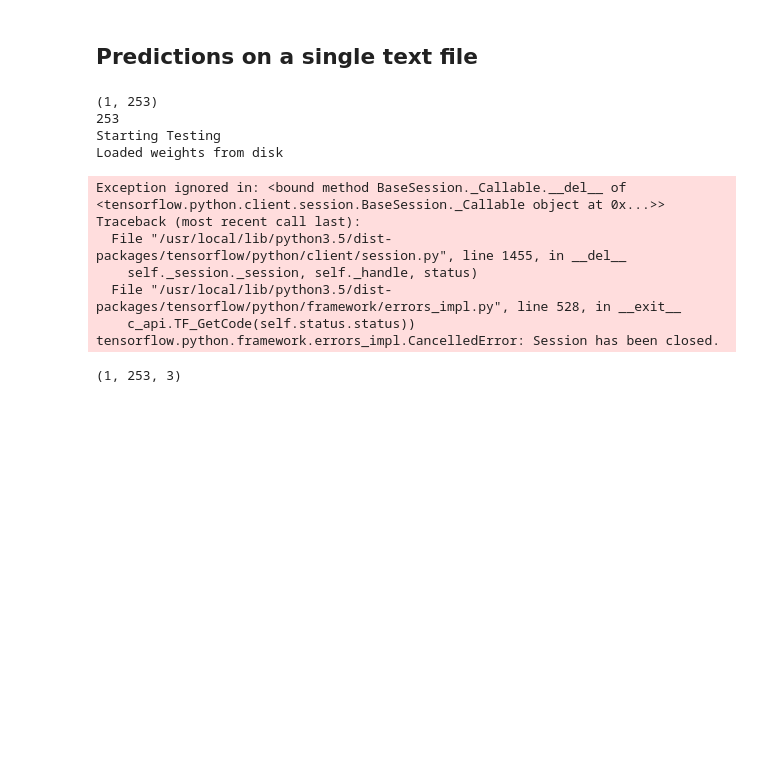
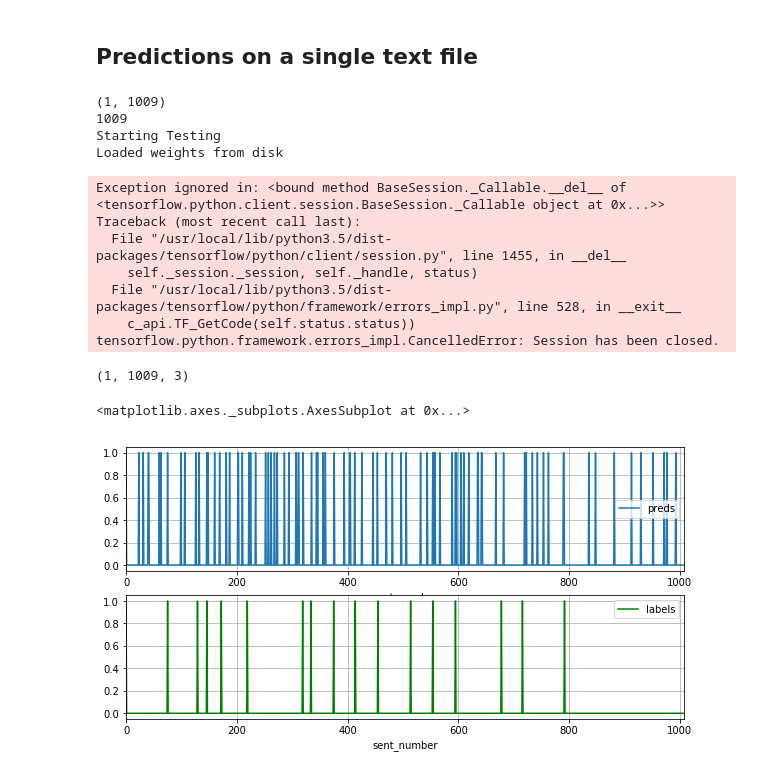
Before and after one commit to bmmidei/SliceCast, a Jupyter notebook: inference.ipynb, the cells around one changed output. Drawn from its saved outputs; the diff is of its cells as text; code cells hidden in the pictures; blank space fills up the shorter version.

```diff
--- a/inference.ipynb
+++ b/inference.ipynb
@@ -117,9 +119,10 @@ df.plot(x='sent_number', y='labels', figsize=(10,5), grid=True, ax=axes[1], colo
 # %% [markdown]
 ## Predictions on a single text file
 # %%
-text_file = '/home/bmmidei/SliceCast/data/test/00/00/63/639'
+text_file = '/home/bmmidei/SliceCast/data/podcasts/with_timestamps/joe1254.txt'
 is_labeled = True
-weights_path = '/home/bmmidei/SliceCast/models/weights_epoch040.h5'
+#weights_path = '/home/bmmidei/SliceCast/models/04_20_2019_2300_final.h5' # wiki trained
+weights_path = '/home/bmmidei/SliceCast/models/04_26_2019_1000_podcast.h5' # transfer learning
 
 sents, labels = getSingleExample(fname=text_file, is_labeled=is_labeled)
 sents = np.expand_dims(sents, axis=0)
@@ -128,8 +131,8 @@ print(len(labels))
 preds = net.singlePredict(sents, weights_path=weights_path)
 print(preds.shape)
 # %% [output]
-(1, 253)
-253
+(1, 1009)
+1009
 Starting Testing
 Loaded weights from disk
 Exception ignored in: <bound method BaseSession._Callable.__del__ of <tensorflow.python.client.session.BaseSession._Callable object at 0x...>>
@@ -139,16 +142,25 @@ Traceback (most recent call last):
   File "/usr/local/lib/python3.5/dist-packages/tensorflow/python/framework/errors_impl.py", line 528, in __exit__
     c_api.TF_GetCode(self.status.status))
 tensorflow.python.framework.errors_impl.CancelledError: Session has been closed.
-(1, 253, 3)
+(1, 1009, 3)
 # %%
 # Place data into a pandas dataframe for analysis
 df = pd.DataFrame()
 
 preds = np.argmax(np.squeeze(preds), axis=-1)
 df['raw_sentences'] = sents[0]
 if is_labeled:
     df['labels'] = labels
 df['preds'] = preds
+df['sent_number'] = df.index
+
+fig, axes = plt.subplots(nrows=2, ncols=1)
+
+df.plot(x='sent_number', y='preds', figsize=(10,5), grid=True, ax=axes[0])
+df.plot(x='sent_number', y='labels', figsize=(10,5), grid=True, ax=axes[1], color='green')
+# %% [output]
+<matplotlib.axes._subplots.AxesSubplot at 0x...>
+[figure, added]
 # %%
 df.head(50)
 # %% [output]
```
Also changed, not shown: parts of 11 cells of this notebook, 1 other file.
